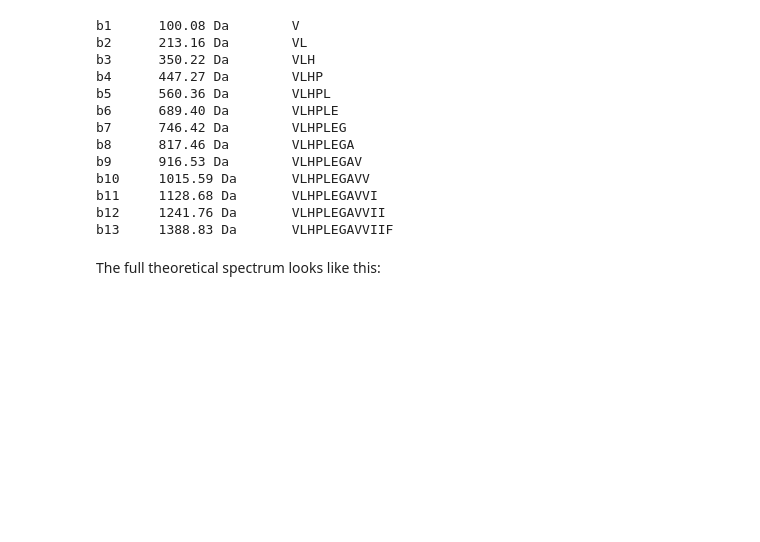
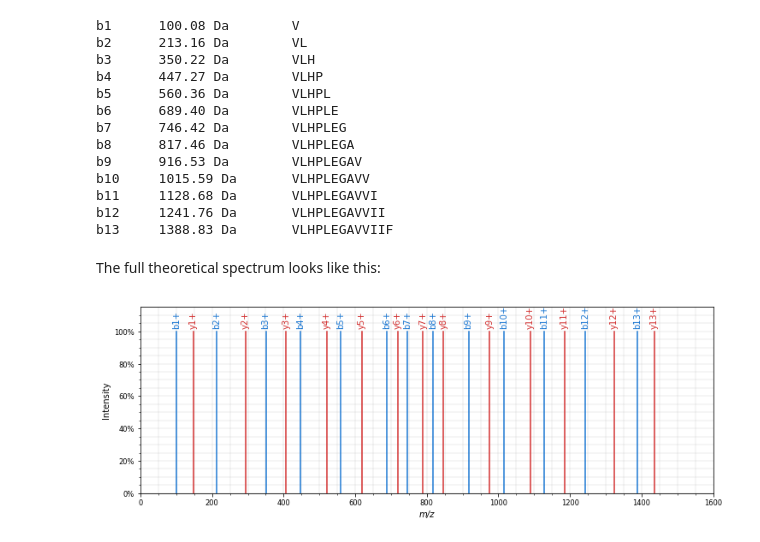
Before and after one commit to compomics/workshop-ml-proteomics, a Jupyter notebook: 1.1 MS²PIP spectrum prediction.ipynb, the cells around one changed output. Saved outputs shown, nothing was run; the diff lists cells and outputs as text; code cells hidden in the pictures; blank space fills up the shorter version.

```diff
--- a/1.1 MS²PIP spectrum prediction.ipynb
+++ b/1.1 MS²PIP spectrum prediction.ipynb
@@ -85,0 +113,8 @@ mz, _, annotations = ms2pip.predict("VLHPLEGAVVIIFK", modifications="-", charge=
+# %%
+theoretical_spectrum = get_theoretical_spectrum("VLHPLEGAVVIIFK", modifications="-", charge=2)
+
+plt.figure(figsize=(12,4))
+sup.spectrum(theoretical_spectrum)
+plt.show()
+# %% [output]
+[figure, added]
```
Also changed, not shown: parts of 33 cells of this notebook.
